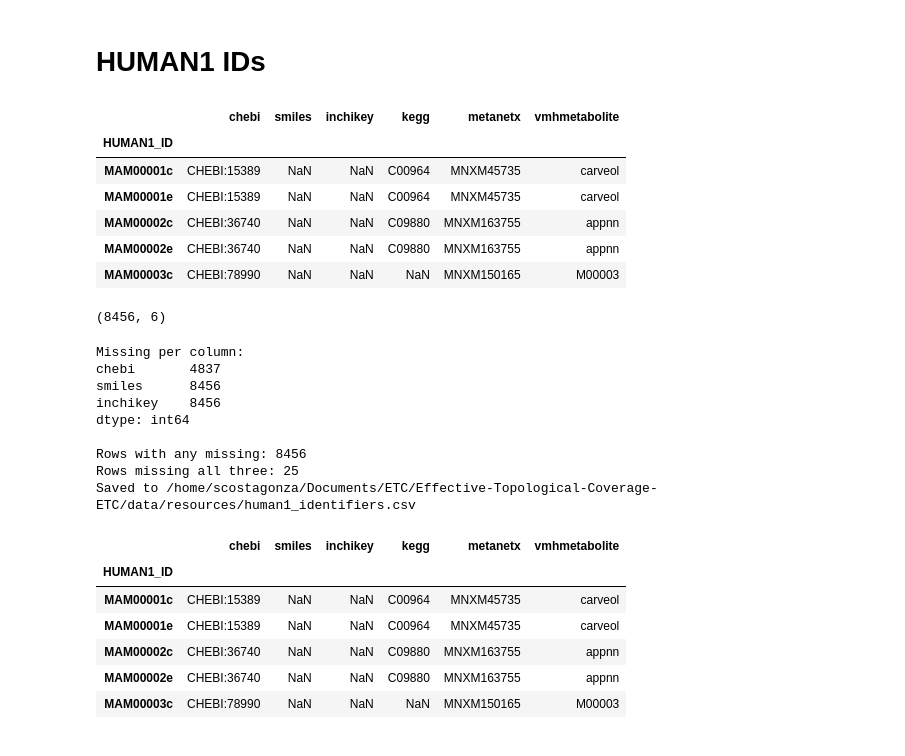
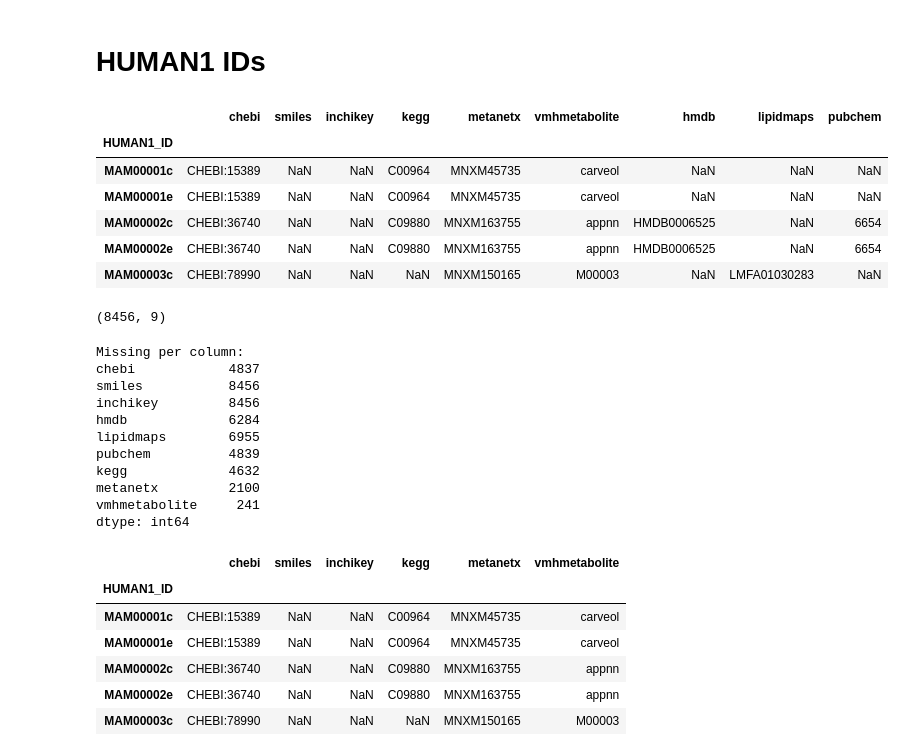
Before and after one commit to SamSaladino/Effective-Topological-Coverage-ETC, a Jupyter notebook: notebooks/data_processing.ipynb, the cells around one changed output. Drawn from its saved outputs; the diff is of its cells as text; code cells hidden in the pictures.

```diff
--- a/notebooks/data_processing.ipynb
+++ b/notebooks/data_processing.ipynb
@@ -278,40 +278,42 @@ human1_xml = resources_file / "Human-GEM.xml"
 # %%
 # Build the identifiers DataFrame (no online lookups)
 parser = XMLParser(str(human1_xml))
 df_human1 = parser.to_identifier_df()
 
 display(df_human1.head(), df_human1.shape)
 
 # Missing counts
 print("Missing per column:")
-print(df_human1[["chebi", "smiles", "inchikey"]].isna().sum())
+print(df_human1[["chebi", "smiles", "inchikey", "hmdb", "lipidmaps", "pubchem","kegg", "metanetx", "vmhmetabolite"]].isna().sum())
 
-print("\nRows with any missing:", int(df_human1[["chebi","smiles","inchikey"]].isna().any(axis=1).sum()))
-print("Rows missing all three:", int(df_human1[["chebi","smiles","inchikey", "kegg", "metanetx","vmhmetabolite"]].isna().all(axis=1).sum()))
+# print("\nRows with any missing:", int(df_human1[["chebi","smiles","inchikey"]].isna().any(axis=1).sum()))
+# print("Rows missing all three:", int(df_human1[["chebi","smiles","inchikey", "kegg", "metanetx","vmhmetabolite"]].isna().all(axis=1).sum()))
 
-# Optional: save
-out_csv = resources_file / "human1_identifiers.csv"
+# # Optional: save
+# out_csv = resources_file / "human1_identifiers.csv"
 
-df_human1.to_csv(out_csv)
-print(f"Saved to {out_csv}")
+# df_human1.to_csv(out_csv)
+# print(f"Saved to {out_csv}")
 # %% [output]
-|  | chebi | smiles | inchikey | kegg | metanetx | vmhmetabolite |
-| HUMAN1_ID |  |  |  |  |  |  |
-| MAM00001c | CHEBI:15389 | NaN | NaN | C00964 | MNXM45735 | carveol |
-| MAM00001e | CHEBI:15389 | NaN | NaN | C00964 | MNXM45735 | carveol |
-| MAM00002c | CHEBI:36740 | NaN | NaN | C09880 | MNXM163755 | appnn |
-| MAM00002e | CHEBI:36740 | NaN | NaN | C09880 | MNXM163755 | appnn |
-| MAM00003c | CHEBI:78990 | NaN | NaN | NaN | MNXM150165 | M00003 |
+|  | chebi | smiles | inchikey | kegg | metanetx | vmhmetabolite | hmdb | lipidmaps | pubchem |
+| HUMAN1_ID |  |  |  |  |  |  |  |  |  |
+| MAM00001c | CHEBI:15389 | NaN | NaN | C00964 | MNXM45735 | carveol | NaN | NaN | NaN |
+| MAM00001e | CHEBI:15389 | NaN | NaN | C00964 | MNXM45735 | carveol | NaN | NaN | NaN |
+| MAM00002c | CHEBI:36740 | NaN | NaN | C09880 | MNXM163755 | appnn | HMDB0006525 | NaN | 6654 |
+| MAM00002e | CHEBI:36740 | NaN | NaN | C09880 | MNXM163755 | appnn | HMDB0006525 | NaN | 6654 |
+| MAM00003c | CHEBI:78990 | NaN | NaN | NaN | MNXM150165 | M00003 | NaN | LMFA01030283 | NaN |
-(8456, 6)
+(8456, 9)
 Missing per column:
-chebi       4837
-smiles      8456
-inchikey    8456
+chebi            4837
+smiles           8456
+inchikey         8456
+hmdb             6284
+lipidmaps        6955
+pubchem          4839
+kegg             4632
+metanetx         2100
+vmhmetabolite     241
 dtype: int64
-
-Rows with any missing: 8456
-Rows missing all three: 25
-Saved to /home/scostagonza/Documents/ETC/Effective-Topological-Coverage-ETC/data/resources/human1_identifiers.csv
 # %%
 # Build the identifiers DataFrame (no online lookups)
 parser = XMLParser(str(human1_xml))
```
Also changed, not shown: 2 other files.
